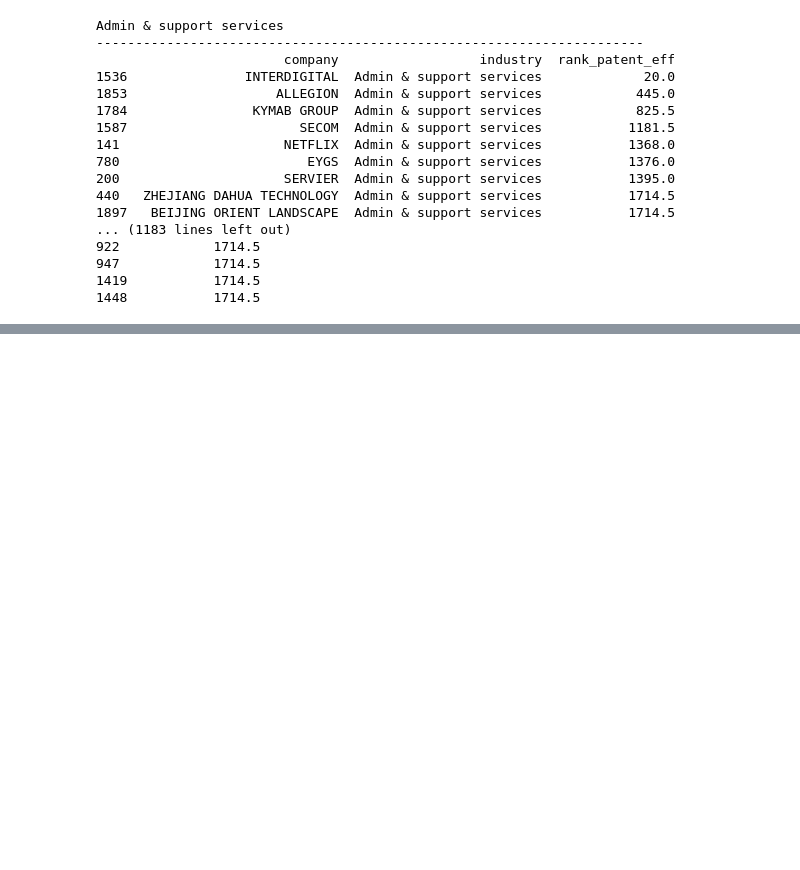
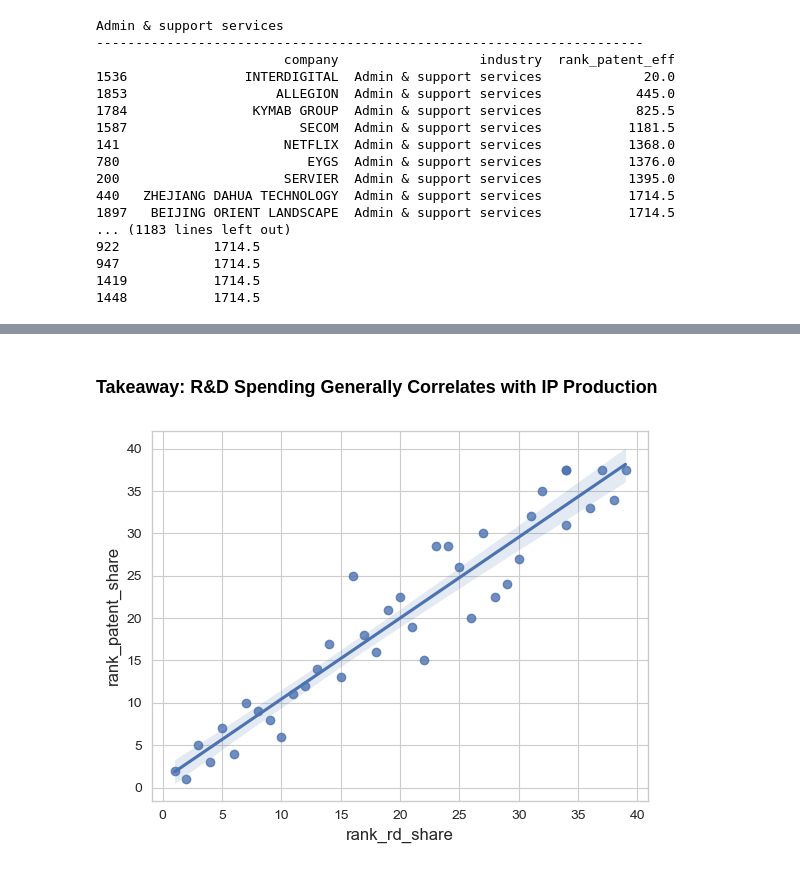
Before and after one commit to bassoonelephant/ip-productivity, a Jupyter notebook: ip_workbench.ipynb, the cells around one changed output, grey strips where cells are left out. Saved outputs shown, nothing was run; the diff lists cells and outputs as text; code cells hidden in the pictures; blank space fills up the shorter version.

Commit message:
draft of remaining takeaways

```diff
--- a/ip_workbench.ipynb
+++ b/ip_workbench.ipynb
@@ -1368,0 +1369,21 @@ plt.show()
+# %% [markdown]
+### Takeaway: R&D Spending Generally Correlates with IP Production
+# %%
+# Create country-level DataFrame for ranks
+
+country_df = pd.DataFrame().assign(rank_rd_share = country_analysis['rank_rd_share'],
+                           rank_patent_share = country_analysis['rank_patent_share'],
+                           rank_patent_eff = country_analysis['rank_patent_eff'])
+
+# Create industry-level DataFrame for ranks
+
+industry_df = pd.DataFrame().assign(rank_rd_share = industry_analysis['rank_rd_share'],
+                           rank_patent_share = industry_analysis['rank_patent_share'],
+                           rank_patent_eff = industry_analysis['rank_patent_eff'])
+# %%
+# Plot Country R&D share vs. Patent share
+
+sns.regplot(x = country_df['rank_rd_share'], y = country_df['rank_patent_share'])
+plt.show()
+# %% [output]
+[figure, added]
```
Also changed, not shown: parts of 10 cells of this notebook.
